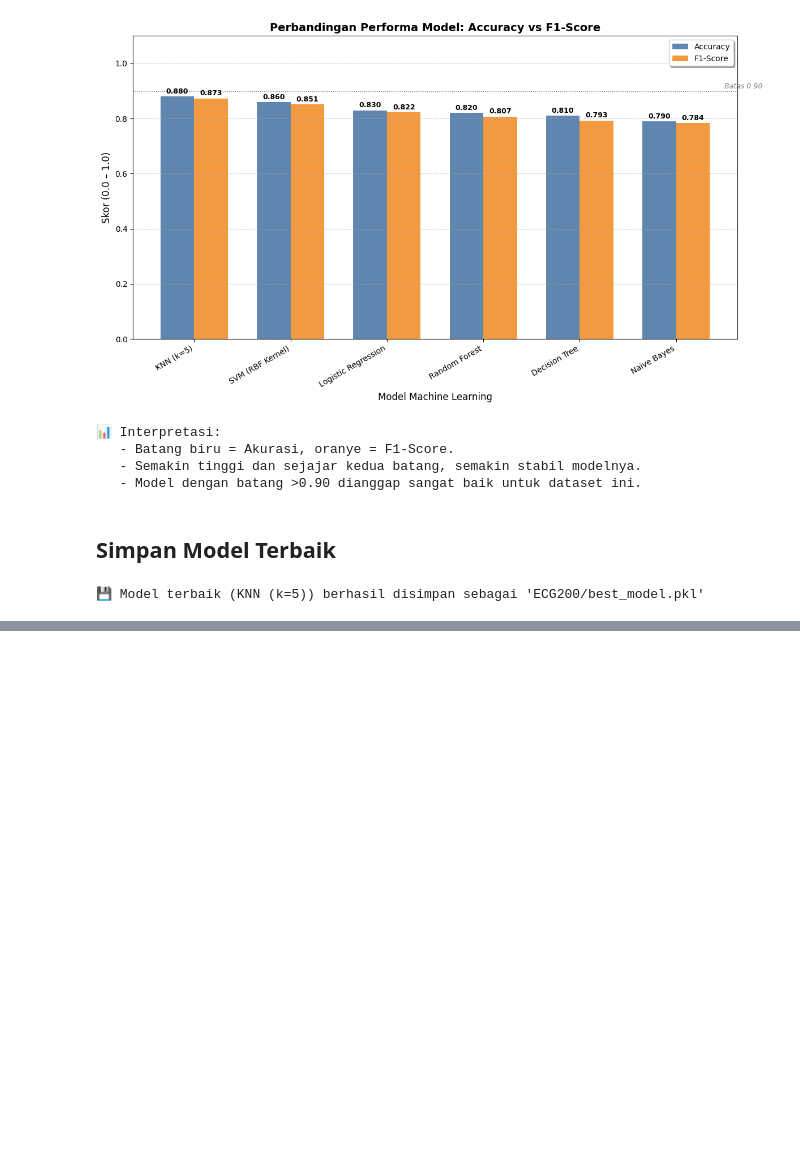
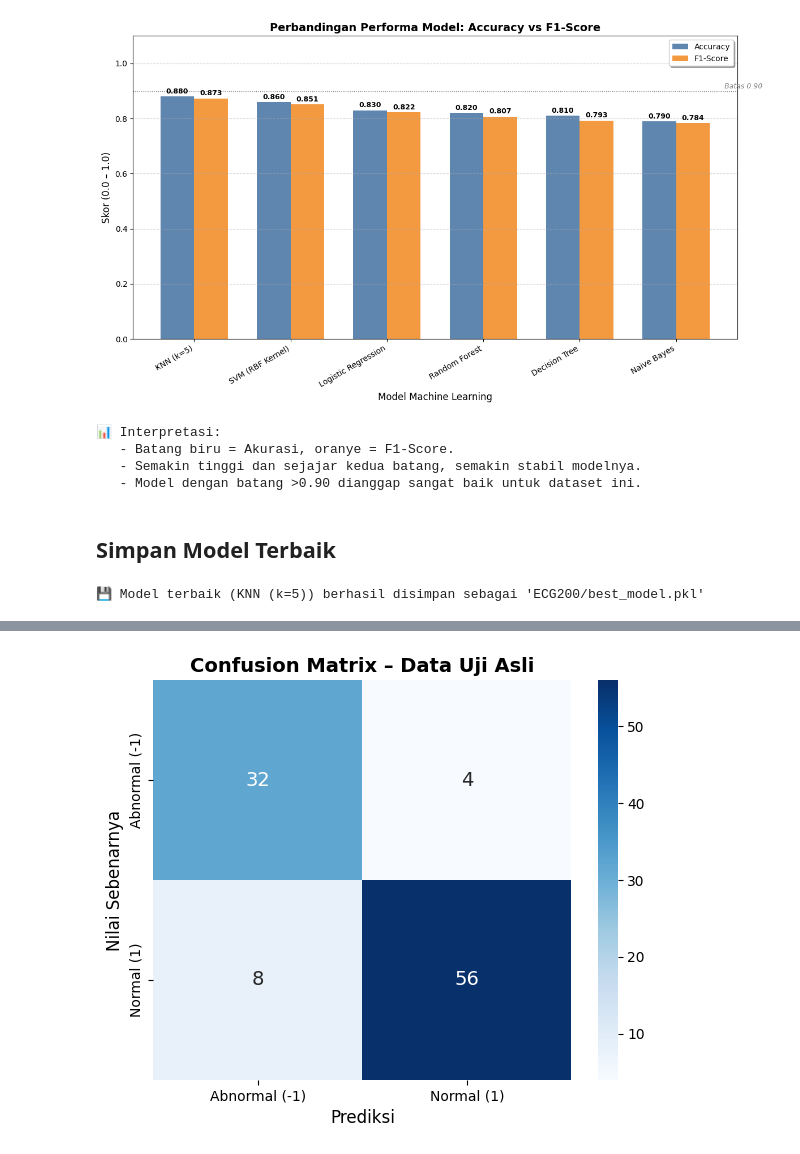
Before and after one commit to asepprayogii/PSD, a Jupyter notebook: _sources/modellingecg200.ipynb, the cells around one changed output, grey strips where cells are left out. Cells and saved outputs as stored; diff of their text form; code cells hidden in the pictures; blank space fills up the shorter version.

Commit message:
modelling

```diff
--- a/_sources/modellingecg200.ipynb
+++ b/_sources/modellingecg200.ipynb
@@ -229,0 +187,65 @@ else:
+# %%
+# Evaluasi Lengkap: Akurasi, Presisi, Recall, F1-Score + Confusion Matrix
+
+import numpy as np
+import pandas as pd
+from scipy.io import arff
+import joblib
+import matplotlib.pyplot as plt
+import seaborn as sns
+from sklearn.metrics import (
+    accuracy_score,
+    precision_score,
+    recall_score,
+    f1_score,
+    classification_report,
+    confusion_matrix
+)
+
+# Muat model dan scaler
+model = joblib.load('ECG200/best_model.pkl')
+scaler = joblib.load('ECG200/scaler.pkl')
+
+# Muat data uji asli
+data_test, _ = arff.loadarff('ECG200/ECG200_TEST.arff')
+df_test = pd.DataFrame(data_test)
+
+# Siapkan data
+X_test = df_test.iloc[:, :-1].values
+y_test_true = df_test['target'].apply(lambda x: 1 if x == b'1' else -1).values
+
+# Normalisasi dan prediksi
+X_test_scaled = scaler.transform(X_test)
+y_test_pred = model.predict(X_test_scaled)
+
+# Hitung metrik utama
+acc = accuracy_score(y_test_true, y_test_pred)
+prec = precision_score(y_test_true, y_test_pred, average='macro')
+rec = recall_score(y_test_true, y_test_pred, average='macro')
+f1 = f1_score(y_test_true, y_test_pred, average='macro')
+
+# Tampilkan metrik ringkas
+print("🎯 METRIK EVALUASI UTAMA:")
+print(f"   • Akurasi : {acc:.4f}")
+print(f"   • Presisi : {prec:.4f}")
+print(f"   • Recall  : {rec:.4f}")
+print(f"   • F1-Score: {f1:.4f}\n")
+
+# Tampilkan classification report lengkap
+print("📋 LAPORAN KLASIFIKASI (per kelas):")
+print(classification_report(y_test_true, y_test_pred,
+                            target_names=['Abnormal (-1)', 'Normal (1)']))
+
+# Visualisasi Confusion Matrix
+cm = confusion_matrix(y_test_true, y_test_pred)
+plt.figure(figsize=(6, 5))
+sns.heatmap(cm, annot=True, fmt='d', cmap='Blues',
+            xticklabels=['Abnormal (-1)', 'Normal (1)'],
+            yticklabels=['Abnormal (-1)', 'Normal (1)'],
+            annot_kws={"size": 14})
+plt.title('Confusion Matrix – Data Uji Asli', fontsize=14, fontweight='bold')
+plt.xlabel('Prediksi', fontsize=12)
+plt.ylabel('Nilai Sebenarnya', fontsize=12)
+plt.tight_layout()
+plt.show()
+# %% [output]
@@ -229,0 +267 @@ else:
+[figure, added]
```
Also changed, not shown: parts of 5 cells of this notebook, 3 other files.
